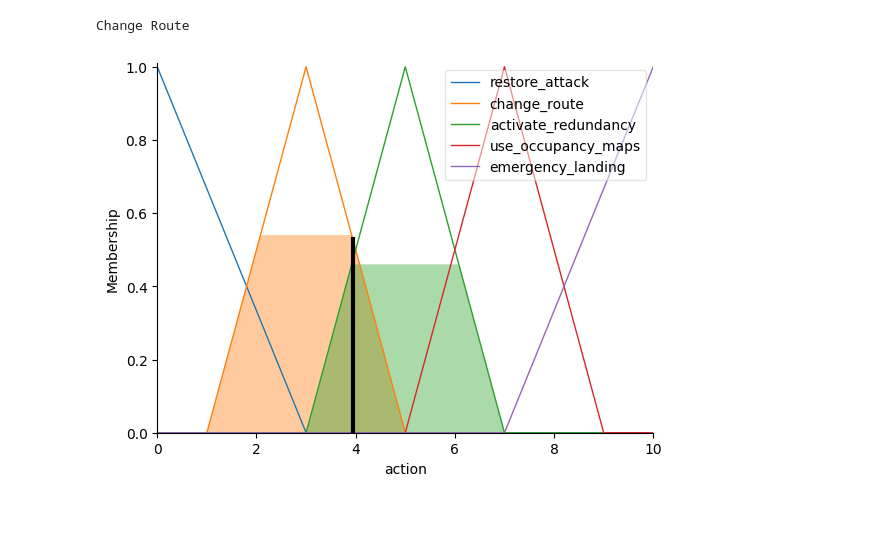
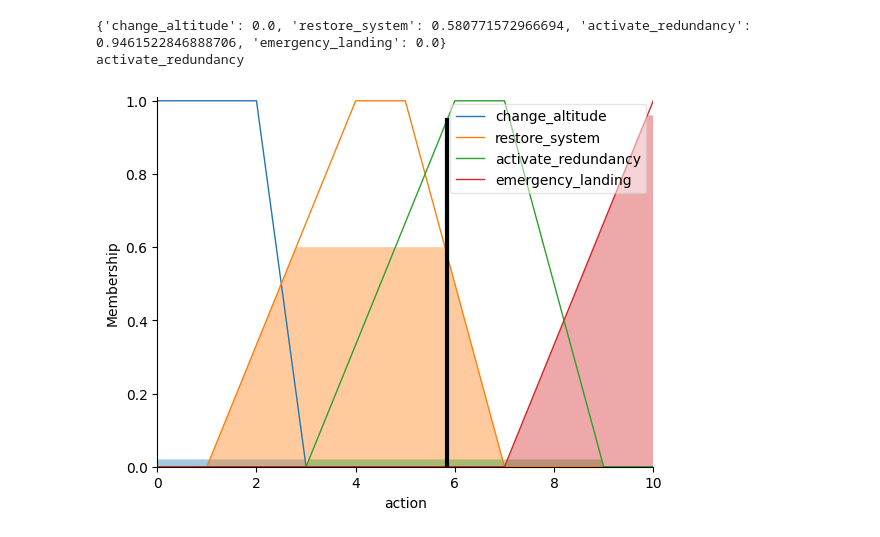
Before and after one commit to CaIIiope/Fuzzy, a Jupyter notebook: fuzzy.ipynb, the cells around one changed output. Cells and saved outputs as stored; diff of their text form; code cells hidden in the pictures.

```diff
--- a/fuzzy.ipynb
+++ b/fuzzy.ipynb
@@ -25,7 +25,7 @@ def actions(state):
     action.terms = {} # Clear the terms
     if state == "S1": # Normal
         action['remain_normal'] = fuzz.trapmf(action.universe, [0, 0, 8, 10])
-        action['emergency_landing'] = fuzz.trapmf(action.universe, [9, 9, 10, 10])
+        action['emergency_landing'] = fuzz.trapmf(action.universe, [8, 9, 10, 10])
         return
     elif state == "S2": # GPS Spoofing
         action['restore_attack'] = fuzz.trimf(action.universe, [0, 0, 3])
@@ -35,21 +35,21 @@ def actions(state):
         action['emergency_landing'] = fuzz.trimf(action.universe, [7, 10, 10])
         return
     elif state == "S3": # Jamming GPS
-        action['change_altitude'] = fuzz.trimf(action.universe, [0, 0, 3])
+        action['change_altitude'] = fuzz.trapmf(action.universe, [0, 0, 2, 3])
         action['restore_system'] = fuzz.trapmf(action.universe, [1, 4, 5, 7])
         action['activate_redundancy'] = fuzz.trapmf(action.universe, [3, 6, 7, 9])
         action['emergency_landing'] = fuzz.trimf(action.universe, [7, 10, 10])
         return
     elif state == "S4": # Engine
-        action['activate_redundancy'] = fuzz.trapmf(action.universe, [0, 0, 4, 6])
-        action['emergency_landing'] = fuzz.trapmf(action.universe, [4 ,7, 10, 10])
+        action['activate_redundancy'] = fuzz.trapmf(action.universe, [0, 0, 8, 10])
+        action['emergency_landing'] = fuzz.trapmf(action.universe, [8 ,9, 10, 10])
     elif state == "S5": # Aileron or elevator
-        action['change_altitude'] = fuzz.trapmf(action.universe, [0, 0, 4, 6])
-        action['emergency_landing'] = fuzz.trapmf(action.universe, [4 ,7, 10, 10])
+        action['change_altitude'] = fuzz.trapmf(action.universe, [0, 0, 8, 10])
+        action['emergency_landing'] = fuzz.trapmf(action.universe, [8 ,9, 10, 10])
         return
     elif state == "S6": # Rudder
-        action['navigation_adjustment'] = fuzz.trapmf(action.universe, [0, 0, 4, 6])
-        action['emergency_landing'] = fuzz.trapmf(action.universe, [4 ,7, 10, 10])
+        action['navigation_adjustment'] = fuzz.trapmf(action.universe, [0, 0, 8, 10])
+        action['emergency_landing'] = fuzz.trapmf(action.universe, [8 ,9, 10, 10])
         return
 # %%
 # Create the rules for the fuzzy system
@@ -132,26 +166,38 @@ def decision_name(state, action_value):
         else:
             return "Emergency Landing"
 # %%
-# Function to get the appropriate action based on the current state and inputs
-def get_action(state, risk_value = 0, time_value = 0, energy_value = 0, complexity_value = 0, impact_value = 0):
+def get_action(state, risk_value=0, time_value=0, energy_value=0, complexity_value=0, impact_value=0):
     actions(state)
     rule_set = rules(state)
     action_ctrl = ctrl.ControlSystem(rule_set)
     action_simulation = ctrl.ControlSystemSimulation(action_ctrl)
 
     action_simulation.input['risk'] = risk_value
     action_simulation.input['time'] = time_value
     action_simulation.input['energy'] = energy_value
     action_simulation.input['complexity'] = complexity_value
     action_simulation.input['impact'] = impact_value
 
     action_simulation.compute()
+
+    # Get the defuzzified output value
+    action_value = action_simulation.output['action']
+
+    action.view(sim=action_simulation)
     #action_simulation.print_state()
-    action.view(sim = action_simulation)
-    action_value = action_simulation.output['action']
-    return decision_name(state, action_value)
 
-print(get_action(state= "S2", risk_value= 50, time_value= 77, energy_value= 50,complexity_value= 50,impact_value= 50))
+    # Determine the action with the highest membership at this value
+    action_memberships = {}
+    for action_name in action.terms:
+        action_memberships[action_name] = fuzz.interp_membership(action.universe, action[action_name].mf, action_value)
+
+    print(action_memberships)
+    # Choses the action based on the highest membership value
+    chosen_action = max(action_memberships, key=action_memberships.get)
+    return chosen_action
+
+print(get_action(state= "S3", risk_value= 99, time_value= 1, energy_value= 2,complexity_value= 20,impact_value= 30))
 # %% [output]
-Change Route
+{'change_altitude': 0.0, 'restore_system': 0.580771572966694, 'activate_redundancy': 0.9461522846888706, 'emergency_landing': 0.0}
+activate_redundancy
-[figure, old version]
+[figure, new version]
```
Also changed, not shown: parts of 4 cells of this notebook.
